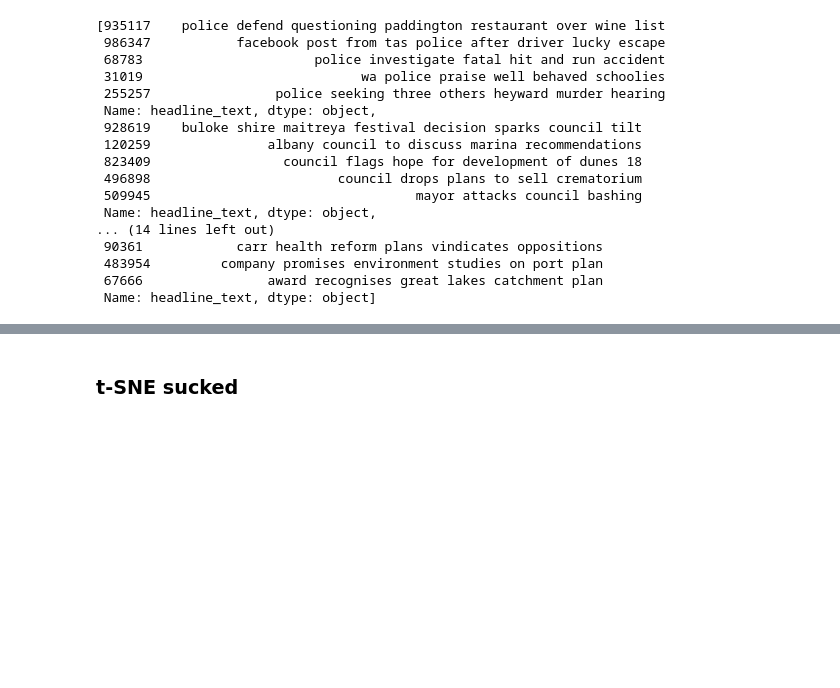
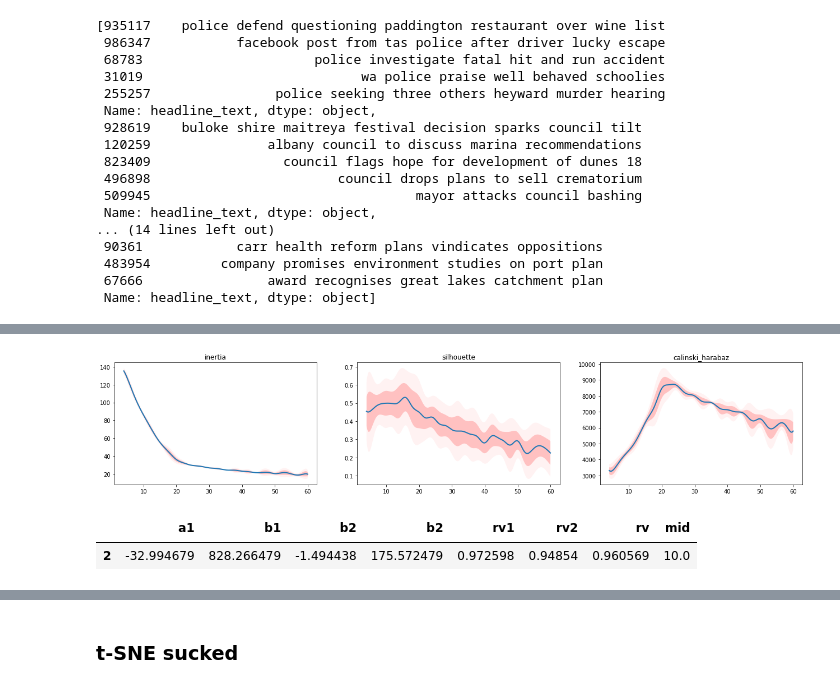
Before and after one commit to giuliano0/mo444-2018s1, a Jupyter notebook: lab3/src/exploration.ipynb, the cells around one changed output, grey strips where cells are left out. Saved outputs shown, nothing was run; the diff lists cells and outputs as text; code cells hidden in the pictures; blank space fills up the shorter version.

```diff
--- a/lab3/src/exploration.ipynb
+++ b/lab3/src/exploration.ipynb
@@ -122,7 +122,7 @@ print('min date = %s\nmax date = %s' % (np.min(df['publish_date']), np.max(df['p
 df_year = {}
 
 for y in np.arange(2003, 2018):
-    subdf = df[(df['publish_date'] >= datetime.date(y, 1, 1)) & (df['publish_date'] < datetime.date(y+1, 12, 31))]
+    subdf = df[(df['publish_date'] >= datetime.date(y, 1, 1)) & (df['publish_date'] < datetime.date(y+1, 1, 1))]
     df_year[y] = subdf
 
     print('year %d length = %d' % (y, len(subdf)))
@@ -742,0 +741,4 @@ Name: headline_text, dtype: object
+# %%
+counter_y = CountVectorizer(ngram_range=(1,2), max_features=5000)
+tfidft_y = TfidfTransformer(smooth_idf=False)
+nmf_y = NMF(n_components=20, init='nndsvd')
@@ -742,0 +844,26 @@ Name: headline_text, dtype: object
+# %%
+plt.figure(figsize=(22, 4))
+
+for i, metric in enumerate(('inertia', 'silhouette', 'calinski_harabaz')):
+    metric_avg = km_score_stats_y[metric][0]
+    metric_std = km_score_stats_y[metric][1]
+
+    # interpolate the error curve
+    newx = np.linspace(k_values_y.min(), k_values_y.max(), 10 * (k_values_y.max() - k_values_y.min()))
+    ta, ca, ka = splrep(k_values_y, metric_avg, s=0, k=5)
+    ts, cs, ks = splrep(k_values_y, metric_std, s=0, k=5)
+    spl_avg = BSpline(ta, ca, ka)
+    spl_std = BSpline(ts, cs, ks)
+
+    avg_smooth = spl_avg(newx)
+    std_smooth = spl_std(newx)
+
+    plt.subplot(1, 3, i+1)
+    plt.plot(newx, avg_smooth, linewidth=2)
+    plt.fill_between(newx, avg_smooth - std_smooth, avg_smooth + std_smooth, facecolor='red', alpha=0.2, interpolate=True)
+    plt.fill_between(newx, avg_smooth - 2*std_smooth, avg_smooth + 2*std_smooth, facecolor='red', alpha=0.05, interpolate=True)
+    plt.title(metric)
+
+plt.show()
+# %% [output]
+[figure, added]
@@ -742,0 +889,9 @@ Name: headline_text, dtype: object
+# %%
+lines_df = pd.DataFrame(np.matrix(lines), columns=('a1', 'b1', 'b2', 'b2', 'rv1', 'rv2', 'rv', 'mid'))
+
+best = lines_df[lines_df['rv'] == lines_df['rv'].max()]
+
+best
+# %% [output]
+|  | a1 | b1 | b2 | b2 | rv1 | rv2 | rv | mid |
+| 2 | -32.994679 | 828.266479 | -1.494438 | 175.572479 | 0.972598 | 0.94854 | 0.960569 | 10.0 |
```
Also changed, not shown: parts of 18 cells of this notebook.
